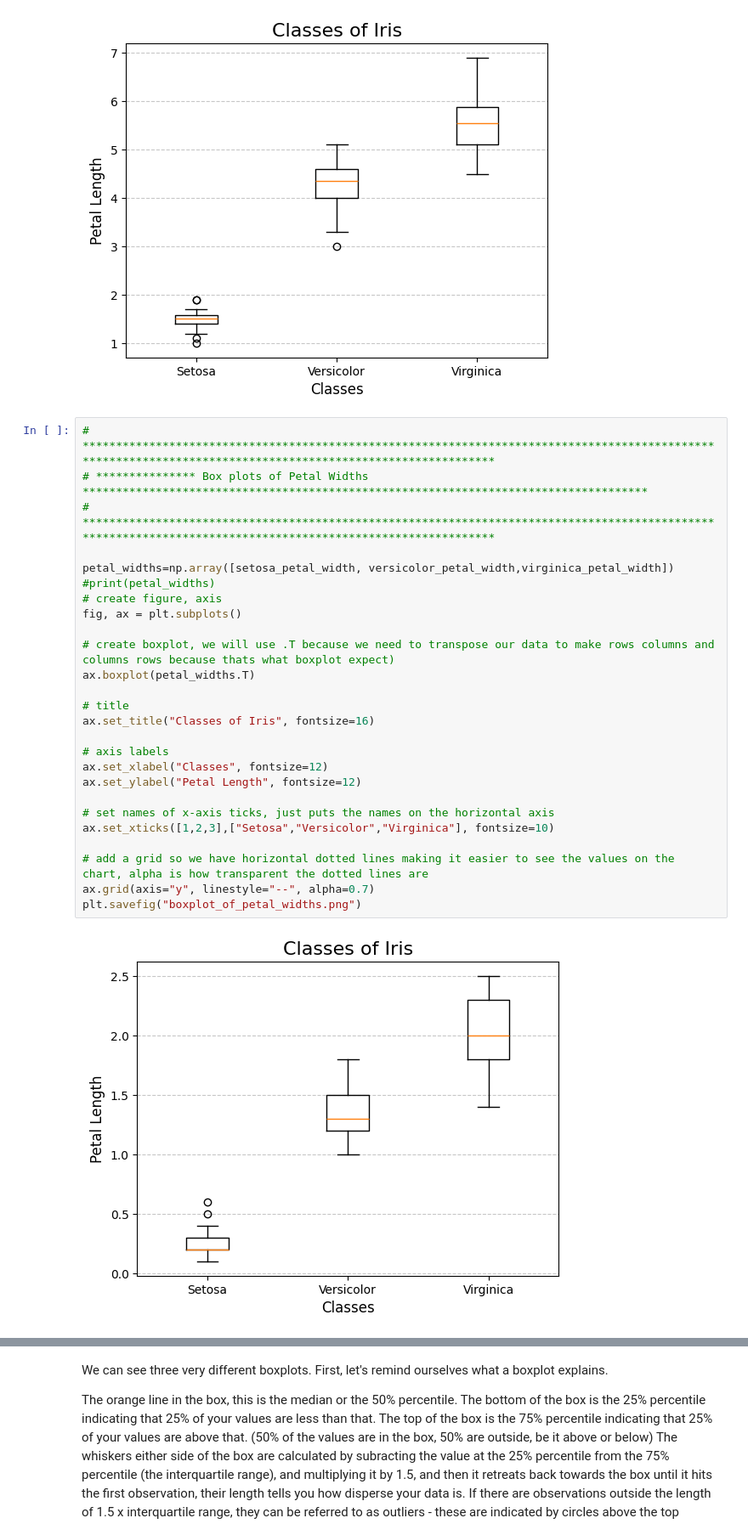
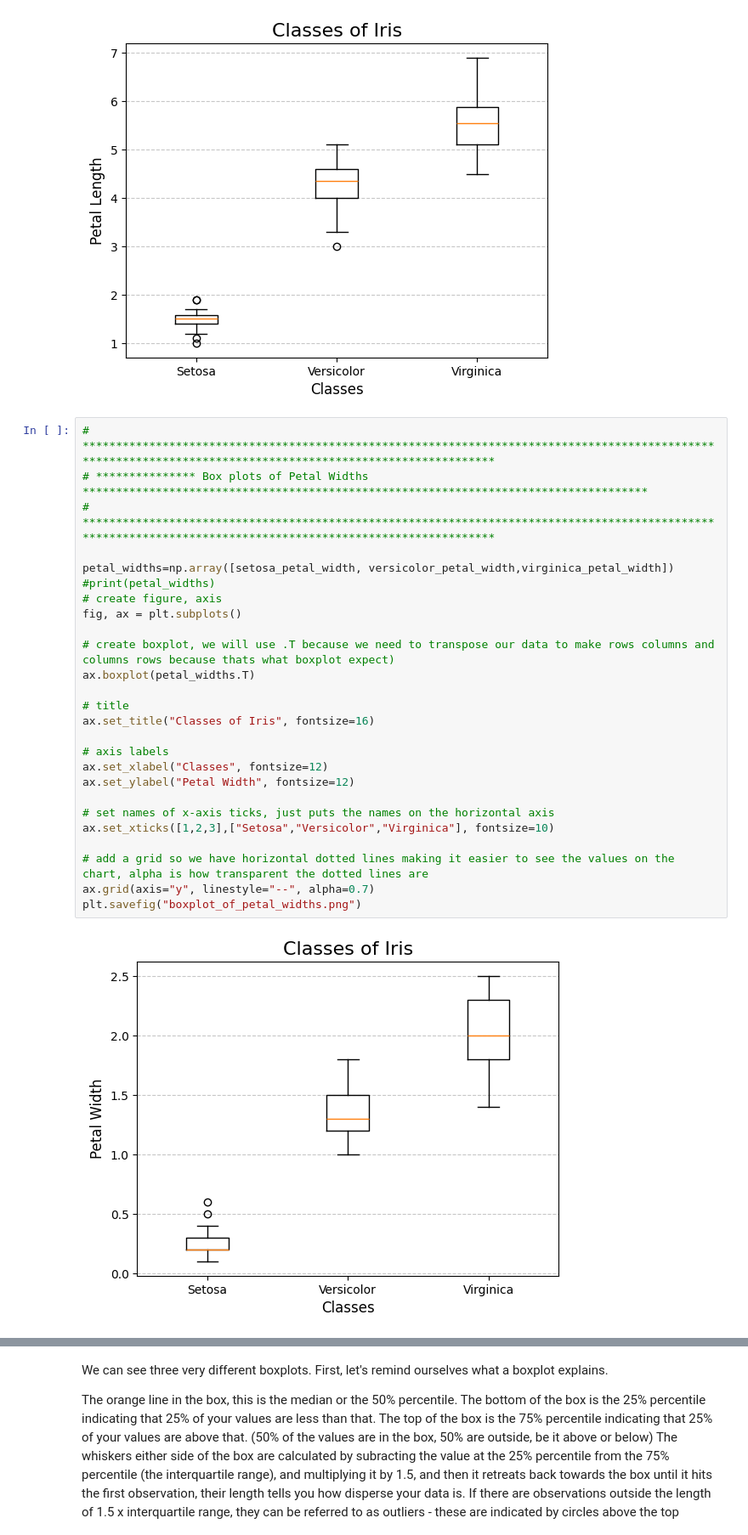
Before and after one commit to callagg2/principles_of_data_analytics, a Jupyter notebook: assessment/tasks.ipynb, the cells around one changed output, grey strips where cells are left out. Shown: that part at 85% size. Saved outputs shown, nothing was run; the diff lists cells and outputs as text.

```diff
--- a/assessment/tasks.ipynb
+++ b/assessment/tasks.ipynb
@@ -643,31 +643,31 @@ plt.savefig("boxplot_of_petal_lengths.png")
 # %%
 # *************************************************************************************************************************************************************
 # *************** Box plots of Petal Widths *************************************************************************************
 # *************************************************************************************************************************************************************
 
 petal_widths=np.array([setosa_petal_width, versicolor_petal_width,virginica_petal_width])
 #print(petal_widths)
 # create figure, axis
 fig, ax = plt.subplots()
 
 # create boxplot, we will use .T because we need to transpose our data to make rows columns and columns rows because thats what boxplot expect)
 ax.boxplot(petal_widths.T)
 
 # title
 ax.set_title("Classes of Iris", fontsize=16)
 
 # axis labels
 ax.set_xlabel("Classes", fontsize=12)
-ax.set_ylabel("Petal Length", fontsize=12)
+ax.set_ylabel("Petal Width", fontsize=12)
 
 # set names of x-axis ticks, just puts the names on the horizontal axis
 ax.set_xticks([1,2,3],["Setosa","Versicolor","Virginica"], fontsize=10)
 
 # add a grid so we have horizontal dotted lines making it easier to see the values on the chart, alpha is how transparent the dotted lines are
 ax.grid(axis="y", linestyle="--", alpha=0.7)
 plt.savefig("boxplot_of_petal_widths.png")
 # %% [output]
-[figure, old version]
+[figure, new version]
 # %%
 # *************************************************************************************************************************************************************
 # *************** Box plots of Sepal Lengths *************************************************************************************
```
Also changed, not shown: parts of 7 cells of this notebook, 3 other files.
